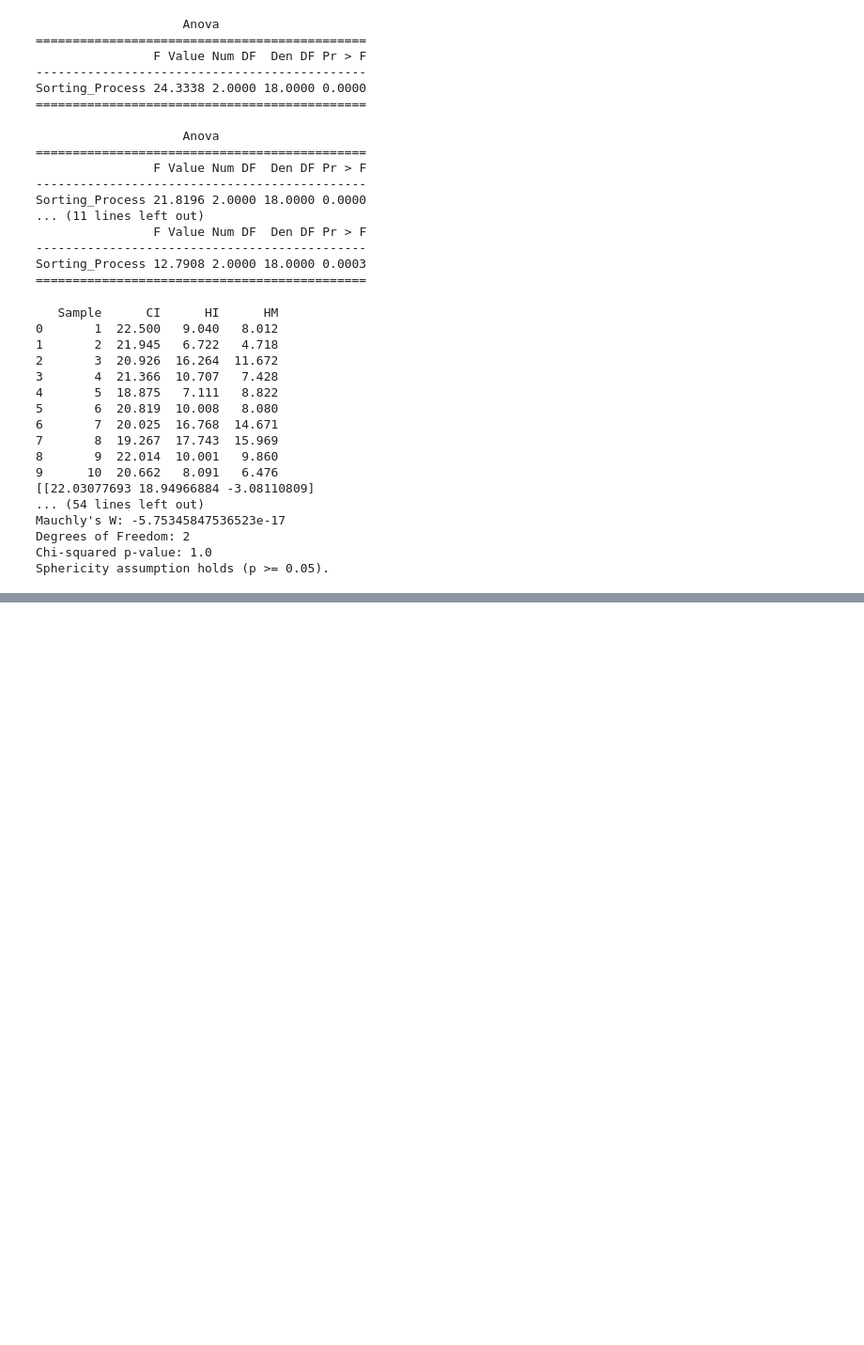
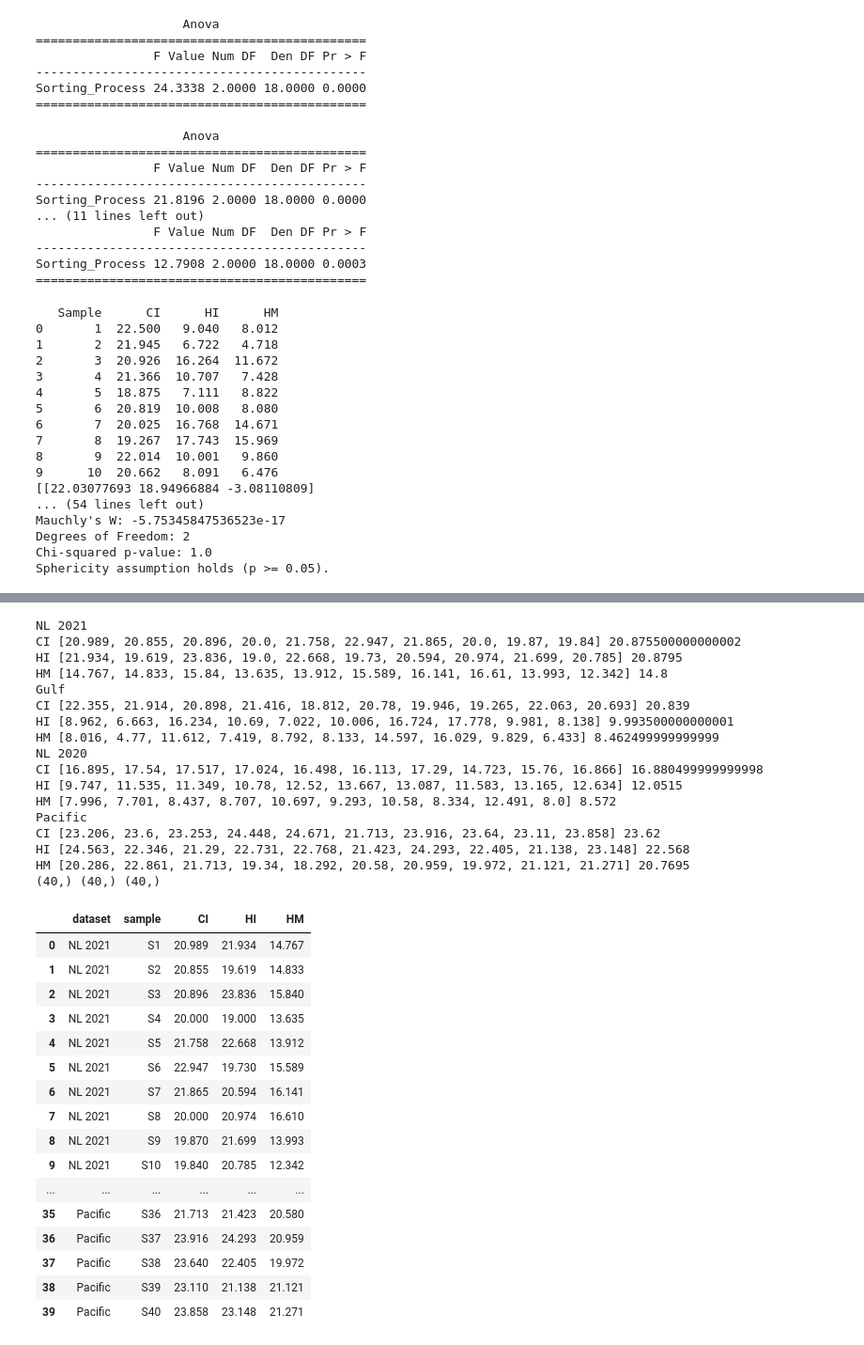
Before and after one commit to AnaisLacoursiereRoussel/AMP_code, a Jupyter notebook: Richness_BoxPlots.ipynb, the cells around one changed output, grey strips where cells are left out. Shown at 94% size. Saved outputs shown, nothing was run; the diff lists cells and outputs as text; code cells hidden in the pictures; blank space fills up the shorter version.

```diff
--- a/Richness_BoxPlots.ipynb
+++ b/Richness_BoxPlots.ipynb
@@ -1301,0 +1324,66 @@ Sphericity assumption holds (p >= 0.05).
+# %%
+sorting_processes = ['CI', 'HI', 'HM']
+xl_regions = []
+xl_samples = []
+xl_richness_by_sorting_process = {'CI': [], 'HI': [], 'HM': []}
+sample_counter = 1
+for key, value in richness_box_data.items():
+    print(key)
+    for i, process in enumerate(value):
+        if key == 'Gulf':
+            if i == 0:
+                continue
+            else:
+                print(sorting_processes[i - 1], process, np.median(process))
+                for richness in process:
+                    xl_richness_by_sorting_process[sorting_processes[i-1]].append(richness)
+                    if i == 1:
+                        xl_regions.append(key)
+                        xl_samples.append(f"S{sample_counter}")
+                        sample_counter += 1
+        else:
+            print(sorting_processes[i], process, np.median(process))
+            for richness in process:
+                xl_richness_by_sorting_process[sorting_processes[i]].append(richness)
+                if i ==1:
+                    xl_regions.append(key)
+                    xl_samples.append(f"S{sample_counter}")
+                    sample_counter += 1
+print(np.shape(xl_regions), np.shape(xl_samples), np.shape(xl_richness_by_sorting_process['CI']))
+df = pd.DataFrame({'dataset': xl_regions, 'sample': xl_samples, 'CI': xl_richness_by_sorting_process['CI'], 'HI': xl_richness_by_sorting_process['HI'], 'HM': xl_richness_by_sorting_process['HM']})
+df
+# %% [output]
+NL 2021
+CI [20.989, 20.855, 20.896, 20.0, 21.758, 22.947, 21.865, 20.0, 19.87, 19.84] 20.875500000000002
+HI [21.934, 19.619, 23.836, 19.0, 22.668, 19.73, 20.594, 20.974, 21.699, 20.785] 20.8795
+HM [14.767, 14.833, 15.84, 13.635, 13.912, 15.589, 16.141, 16.61, 13.993, 12.342] 14.8
+Gulf
+CI [22.355, 21.914, 20.898, 21.416, 18.812, 20.78, 19.946, 19.265, 22.063, 20.693] 20.839
+HI [8.962, 6.663, 16.234, 10.69, 7.022, 10.006, 16.724, 17.778, 9.981, 8.138] 9.993500000000001
+HM [8.016, 4.77, 11.612, 7.419, 8.792, 8.133, 14.597, 16.029, 9.829, 6.433] 8.462499999999999
+NL 2020
+CI [16.895, 17.54, 17.517, 17.024, 16.498, 16.113, 17.29, 14.723, 15.76, 16.866] 16.880499999999998
+HI [9.747, 11.535, 11.349, 10.78, 12.52, 13.667, 13.087, 11.583, 13.165, 12.634] 12.0515
+HM [7.996, 7.701, 8.437, 8.707, 10.697, 9.293, 10.58, 8.334, 12.491, 8.0] 8.572
+Pacific
+CI [23.206, 23.6, 23.253, 24.448, 24.671, 21.713, 23.916, 23.64, 23.11, 23.858] 23.62
+HI [24.563, 22.346, 21.29, 22.731, 22.768, 21.423, 24.293, 22.405, 21.138, 23.148] 22.568
+HM [20.286, 22.861, 21.713, 19.34, 18.292, 20.58, 20.959, 19.972, 21.121, 21.271] 20.7695
+(40,) (40,) (40,)
+|  | dataset | sample | CI | HI | HM |
+| 0 | NL 2021 | S1 | 20.989 | 21.934 | 14.767 |
+| 1 | NL 2021 | S2 | 20.855 | 19.619 | 14.833 |
+| 2 | NL 2021 | S3 | 20.896 | 23.836 | 15.840 |
+| 3 | NL 2021 | S4 | 20.000 | 19.000 | 13.635 |
+| 4 | NL 2021 | S5 | 21.758 | 22.668 | 13.912 |
+| 5 | NL 2021 | S6 | 22.947 | 19.730 | 15.589 |
+| 6 | NL 2021 | S7 | 21.865 | 20.594 | 16.141 |
+| 7 | NL 2021 | S8 | 20.000 | 20.974 | 16.610 |
+| 8 | NL 2021 | S9 | 19.870 | 21.699 | 13.993 |
+| 9 | NL 2021 | S10 | 19.840 | 20.785 | 12.342 |
+| ... | ... | ... | ... | ... | ... |
+| 35 | Pacific | S36 | 21.713 | 21.423 | 20.580 |
+| 36 | Pacific | S37 | 23.916 | 24.293 | 20.959 |
+| 37 | Pacific | S38 | 23.640 | 22.405 | 19.972 |
+| 38 | Pacific | S39 | 23.110 | 21.138 | 21.121 |
+| 39 | Pacific | S40 | 23.858 | 23.148 | 21.271 |
```
Also changed, not shown: parts of 24 cells of this notebook, 3 other files.
